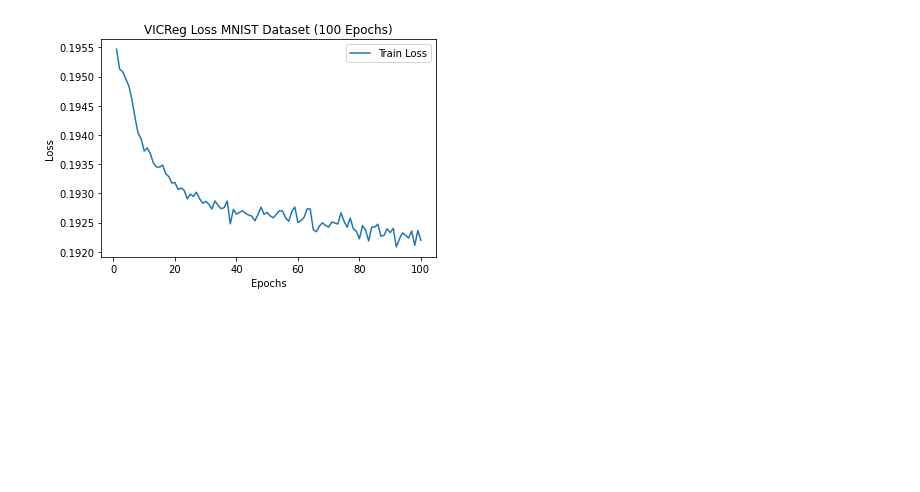
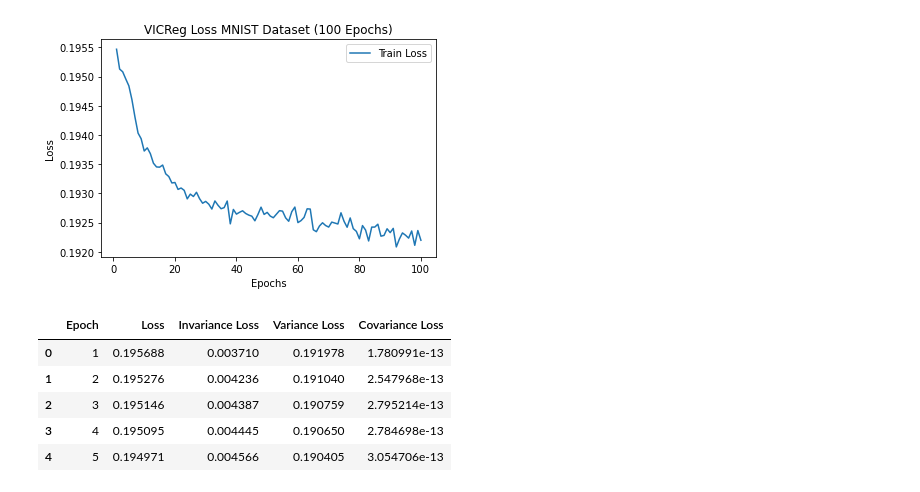
Before and after one commit to cpareja3025/VICReg_project, a Jupyter notebook: VICReg.ipynb, the cells around one changed output. Cells and saved outputs as stored; diff of their text form; code cells hidden in the pictures; blank space fills up the shorter version.

```diff
--- a/VICReg.ipynb
+++ b/VICReg.ipynb
@@ -442,3 +442,13 @@ plt.title("VICReg Loss MNIST Dataset (100 Epochs)")
 plt.savefig("/Users/cpare/repos/VICReg_project/plots/loss_100epochs.png")
 # %% [output]
 [figure]
+# %%
+df = pd.read_csv("/Users/cpare/repos/VICReg_project/csv's/VICReg_metrics_allLosses.csv")
+df.head()
+# %% [output]
+|  | Epoch | Loss | Invariance Loss | Variance Loss | Covariance Loss |
+| 0 | 1 | 0.195688 | 0.003710 | 0.191978 | 1.780991e-13 |
+| 1 | 2 | 0.195276 | 0.004236 | 0.191040 | 2.547968e-13 |
+| 2 | 3 | 0.195146 | 0.004387 | 0.190759 | 2.795214e-13 |
+| 3 | 4 | 0.195095 | 0.004445 | 0.190650 | 2.784698e-13 |
+| 4 | 5 | 0.194971 | 0.004566 | 0.190405 | 3.054706e-13 |
```
Also changed, not shown: parts of 2 cells of this notebook, 2 other files.
